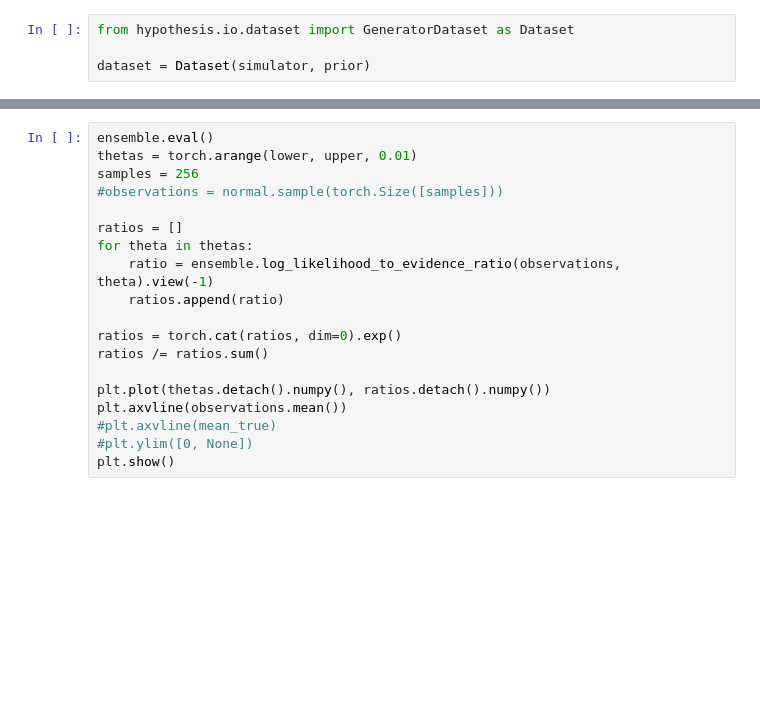
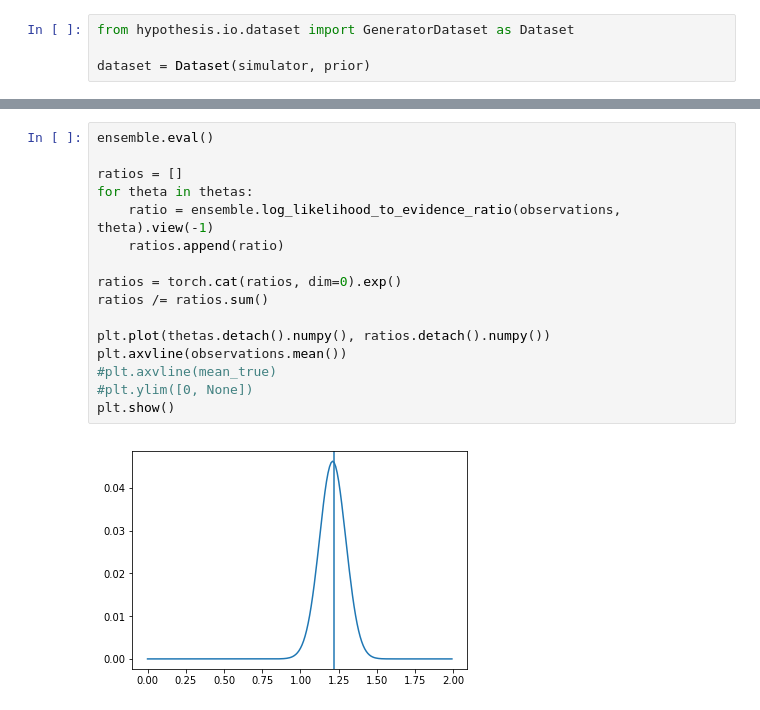
Before and after one commit to CLVestergaard/hypothesis, a Jupyter notebook: examples/inference/carl.ipynb, the cells around one changed output, grey strips where cells are left out. Saved outputs shown, nothing was run; the diff lists cells and outputs as text; blank space fills up the shorter version.

```diff
--- a/examples/inference/carl.ipynb
+++ b/examples/inference/carl.ipynb
@@ -89,19 +105,18 @@ print(observations.mean())
 # %%
 ensemble.eval()
-thetas = torch.arange(lower, upper, 0.01)
-samples = 256
-#observations = normal.sample(torch.Size([samples]))
 
 ratios = []
 for theta in thetas:
     ratio = ensemble.log_likelihood_to_evidence_ratio(observations, theta).view(-1)
     ratios.append(ratio)
 
 ratios = torch.cat(ratios, dim=0).exp()
 ratios /= ratios.sum()
 
 plt.plot(thetas.detach().numpy(), ratios.detach().numpy())
 plt.axvline(observations.mean())
 #plt.axvline(mean_true)
 #plt.ylim([0, None])
 plt.show()
+# %% [output]
+[figure, added]
```
Also changed, not shown: parts of 5 cells of this notebook.
